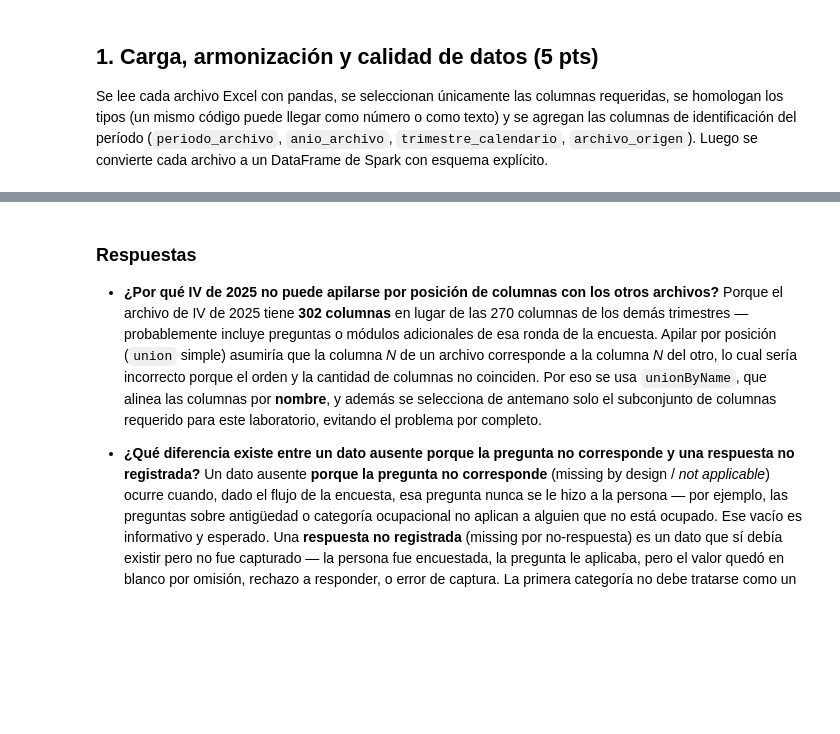
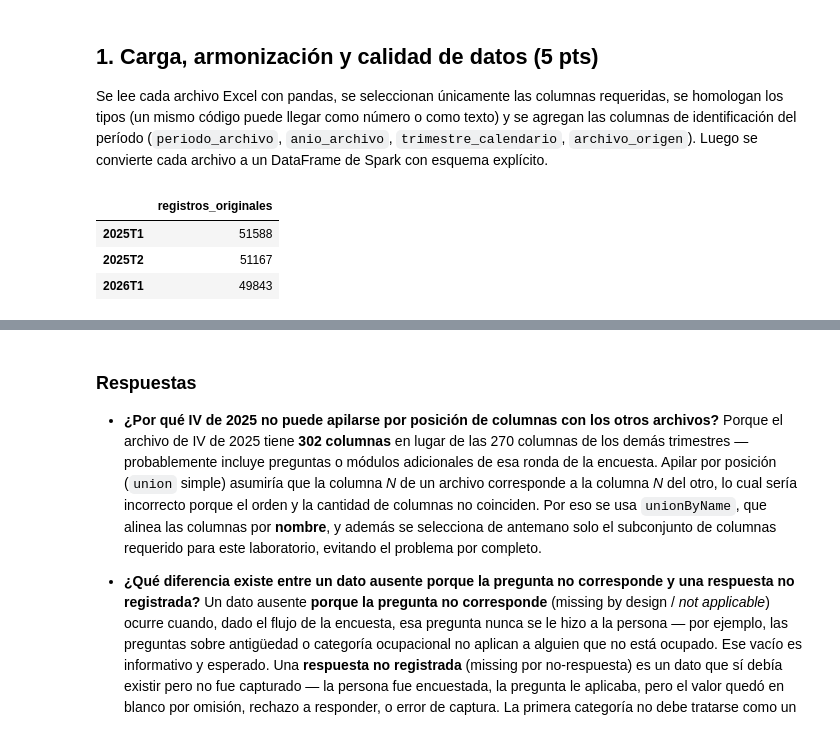
Before and after one commit to Ikeel04/Labs-DS, a Jupyter notebook: Lab7/Laboratorio_7_Spark_MLlib.ipynb, the cells around one changed output, grey strips where cells are left out. Saved outputs shown, nothing was run; the diff lists cells and outputs as text; code cells hidden in the pictures; blank space fills up the shorter version.

```diff
--- a/Lab7/Laboratorio_7_Spark_MLlib.ipynb
+++ b/Lab7/Laboratorio_7_Spark_MLlib.ipynb
@@ -80,23 +107,40 @@ def leer_y_normalizar(periodo_archivo, meta):
     df = df[COLS_ORIGINALES].copy()
 
     # --- Homologar tipos: un mismo código puede llegar como numero o como texto ---
+    # Nota: se construye una lista con None real para los faltantes; con pandas StrDtype
+    # un .apply() puede reintroducir el NaN como cadena "NaN" en vez de un verdadero null.
+    def _homologar_codigo(v):
+        if pd.isna(v) or str(v).strip() == "":
+            return None
+        sv = str(v).strip()
+        if sv.replace(".0", "").replace(".", "").lstrip("-").isdigit():
+            return str(int(float(sv)))
+        return sv
+
     codigos_categoricos = ["DOMINIO", "P03A03A", "P05C16"]
-    for c in codigos_categoricos:
-        df[c] = df[c].apply(lambda v: str(int(v)) if pd.notna(v) and str(v).strip() != "" and
-                             str(v).replace(".0", "").strip().lstrip("-").isdigit()
-                             else (str(v).strip() if pd.notna(v) else None))
+    # Se construyen columnas con dtype object (None real) y se reemplazan las originales:
+    # asignar una lista directamente en pandas 3.0 vuelve a convertir None en NaN.
+    cat_cols = pd.DataFrame(
+        {c: pd.Series([_homologar_codigo(v) for v in df[c].tolist()], dtype="object")
+         for c in codigos_categoricos},
+        index=df.index,
+    )
+    df = df.drop(columns=codigos_categoricos).join(cat_cols)
 
-    for c in ["NUM_HOGAR", "NUM_PERSONA", "ANIO", "TRIMESTRE", "OCUPADOS"]:
-        df[c] = pd.to_numeric(df[c], errors="coerce")
-
-    for c in ["P02A03", "P05C07A", "P05C07B", "P05H01A", "P05D01", "FACTOR"]:
-        df[c] = pd.to_numeric(df[c], errors="coerce")
+    # Columnas numericas -> float64 (Spark exige float64 para DoubleType, no int)
+    cols_numericas = ["NUM_HOGAR", "NUM_PERSONA", "ANIO", "TRIMESTRE", "OCUPADOS",
+                      "P02A03", "P05C07A", "P05C07B", "P05H01A", "P05D01", "FACTOR"]
+    for c in cols_numericas:
+        df[c] = pd.to_numeric(df[c], errors="coerce").astype("float64")
 
     # --- Columnas de identificacion del periodo (a partir del ARCHIVO, no de TRIMESTRE) ---
     df["periodo_archivo"] = periodo_archivo
     df["anio_archivo"] = meta["anio"]
     df["trimestre_calendario"] = meta["trimcal"]
     df["archivo_origen"] = os.path.basename(meta["path"])
+
+    # Reordenar columnas segun el esquema: createDataFrame(pdf, schema=...) alinea por POSICION
+    df = df[[f.name for f in esquema.fields]]
 
     return df
 
@@ -104,31 +148,36 @@ esquema = T.StructType([
     T.StructField("NUM_HOGAR", T.DoubleType(), True),
     T.StructField("NUM_PERSONA", T.DoubleType(), True),
     T.StructField("FACTOR", T.DoubleType(), True),
     T.StructField("ANIO", T.DoubleType(), True),
     T.StructField("TRIMESTRE", T.DoubleType(), True),
     T.StructField("DOMINIO", T.StringType(), True),
     T.StructField("OCUPADOS", T.DoubleType(), True),
     T.StructField("P02A03", T.DoubleType(), True),
     T.StructField("P05C07A", T.DoubleType(), True),
     T.StructField("P05C07B", T.DoubleType(), True),
     T.StructField("P05H01A", T.DoubleType(), True),
     T.StructField("P03A03A", T.StringType(), True),
     T.StructField("P05C16", T.StringType(), True),
     T.StructField("P05D01", T.DoubleType(), True),
     T.StructField("periodo_archivo", T.StringType(), True),
     T.StructField("anio_archivo", T.IntegerType(), True),
     T.StructField("trimestre_calendario", T.IntegerType(), True),
     T.StructField("archivo_origen", T.StringType(), True),
 ])
 
 conteo_original = {}
 spark_dfs = {}
 
 for periodo, meta in ARCHIVOS.items():
     pdf = leer_y_normalizar(periodo, meta)
     conteo_original[periodo] = len(pdf)
     sdf = spark.createDataFrame(pdf, schema=esquema)
     spark_dfs[periodo] = sdf.persist()
 
 pd.Series(conteo_original, name="registros_originales").to_frame()
+# %% [output]
+|  | registros_originales |
+| 2025T1 | 51588 |
+| 2025T2 | 51167 |
+| 2026T1 | 49843 |
 # %%
```
Also changed, not shown: parts of 17 cells of this notebook, 3 other files.
